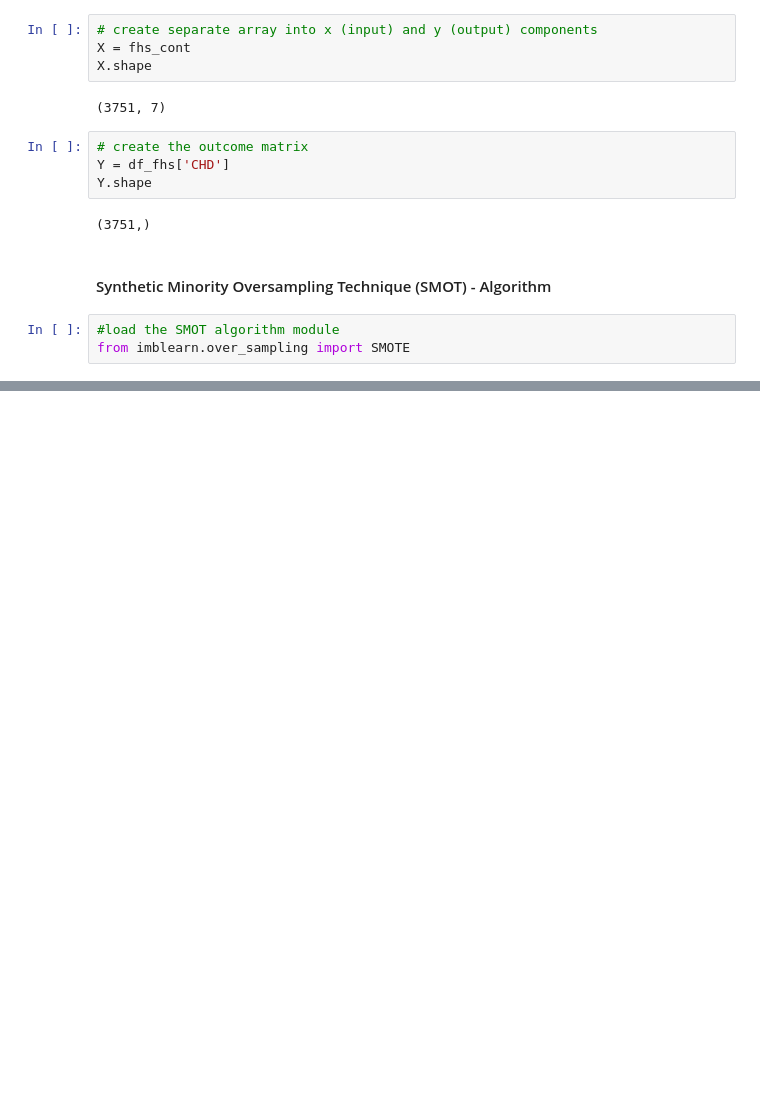
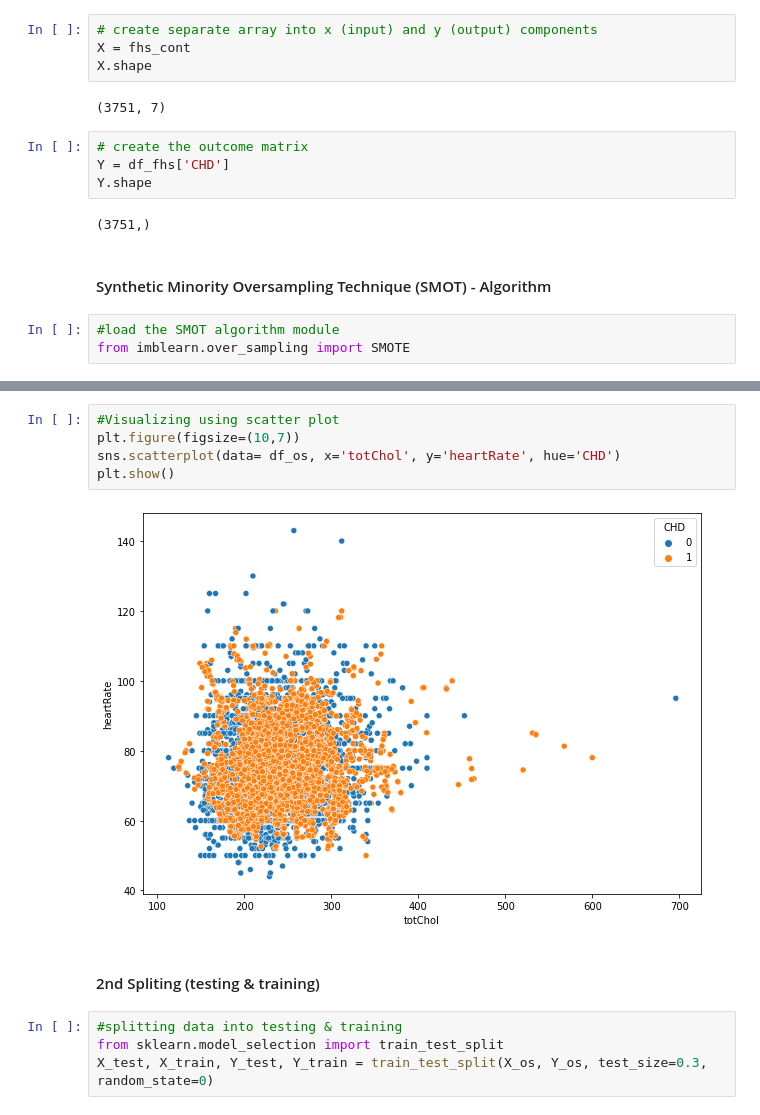
Before and after one commit to dine18/Dissertation-Project, a Jupyter notebook: HDP/HDPML.ipynb, the cells around one changed output, grey strips where cells are left out. Saved outputs shown, nothing was run; the diff lists cells and outputs as text; blank space fills up the shorter version.

Commit message:
2nd Spliting (testing & training)

```diff
--- a/HDP/HDPML.ipynb
+++ b/HDP/HDPML.ipynb
@@ -503,0 +527,13 @@ os = SMOTE(random_state=0)
+# %%
+#Visualizing using scatter plot
+plt.figure(figsize=(10,7))
+sns.scatterplot(data= df_os, x='totChol', y='heartRate', hue='CHD')
+plt.show()
+# %% [output]
+[figure, added]
+# %% [markdown]
+#### 2nd Spliting (testing & training)
+# %%
+#splitting data into testing & training
+from sklearn.model_selection import train_test_split
+X_test, X_train, Y_test, Y_train = train_test_split(X_os, Y_os, test_size=0.3, random_state=0)
```
Also changed, not shown: parts of 5 cells of this notebook.
